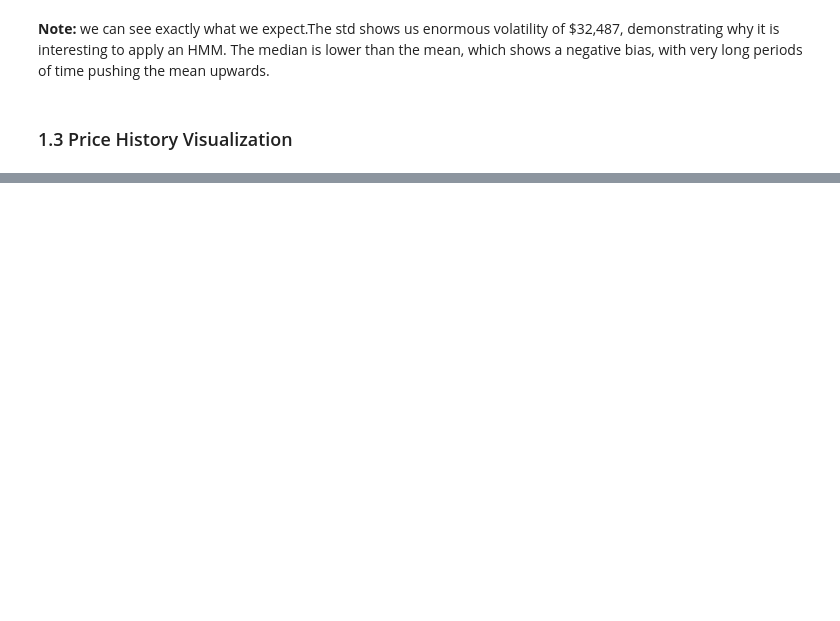
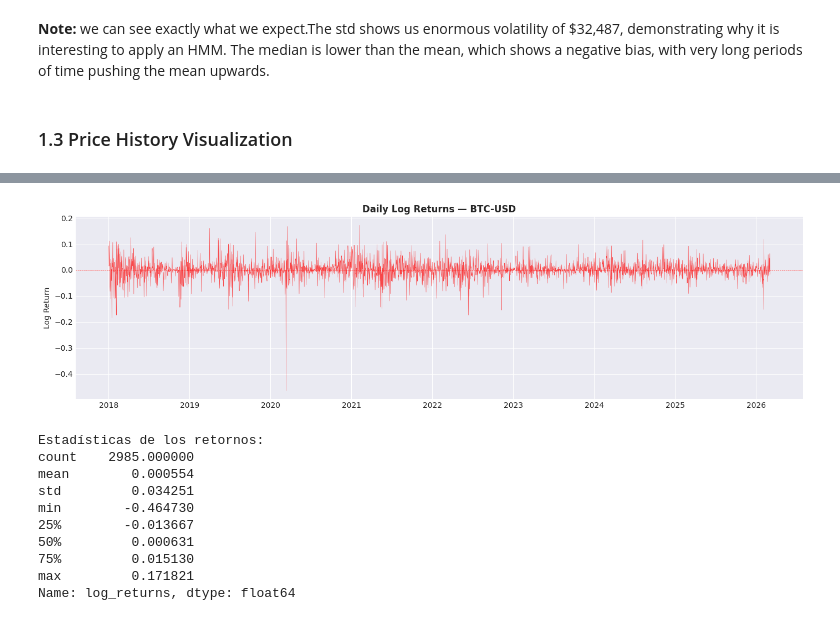
Before and after one commit to Sebasduarte14/crypto-market-regime-detection, a Jupyter notebook: notebooks/01_data_acquisition.ipynb, the cells around one changed output, grey strips where cells are left out. Saved outputs shown, nothing was run; the diff lists cells and outputs as text; code cells hidden in the pictures; blank space fills up the shorter version.

```diff
--- a/notebooks/01_data_acquisition.ipynb
+++ b/notebooks/01_data_acquisition.ipynb
@@ -106,0 +118,27 @@ plt.show()
+# %%
+# Logaritmic Retunrs
+btc_use = btc.copy()
+btc_use['log_returns'] = np.log(btc_use['Close']/btc_use['Close'].shift(1))
+
+fig, ax = plt.subplots(figsize=(14, 4))
+ax.plot(btc_use.index,btc_use['log_returns'],color='red',linewidth=0.4,alpha=0.7)
+ax.axhline(y=0, color='red', linewidth=0.5, linestyle='--')
+ax.set_title('Daily Log Returns — BTC-USD', fontsize=12, fontweight='bold')
+ax.set_ylabel('Log Return')
+plt.tight_layout()
+plt.show()
+
+print("\nEstadísticas de los retornos:")
+print(btc_use['log_returns'].describe())
+# %% [output]
+[figure, added]
+Estadísticas de los retornos:
+count    2985.000000
+mean        0.000554
+std         0.034251
+min        -0.464730
+25%        -0.013667
+50%         0.000631
+75%         0.015130
+max         0.171821
+Name: log_returns, dtype: float64
```
Also changed, not shown: parts of 9 cells of this notebook.
